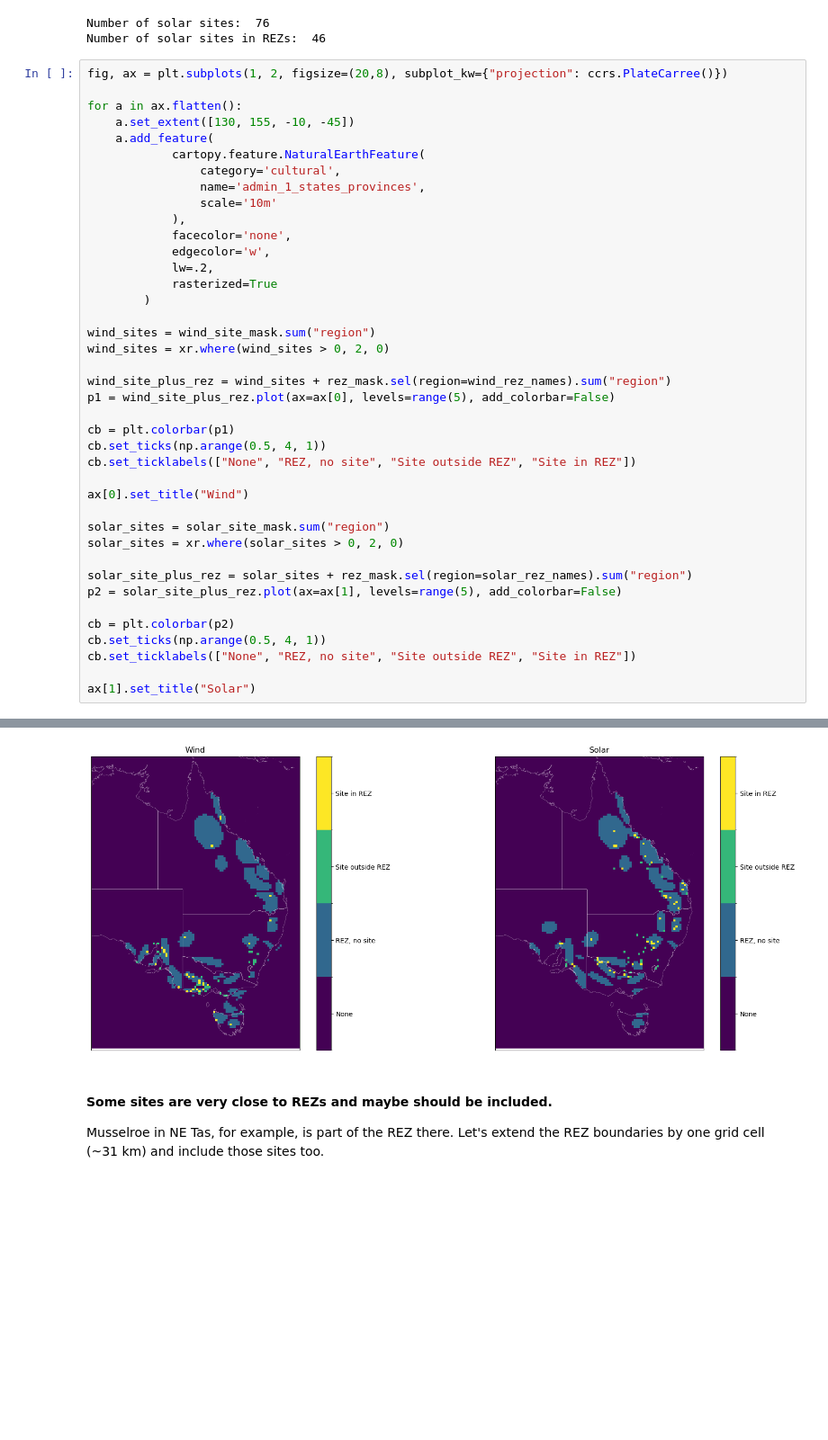
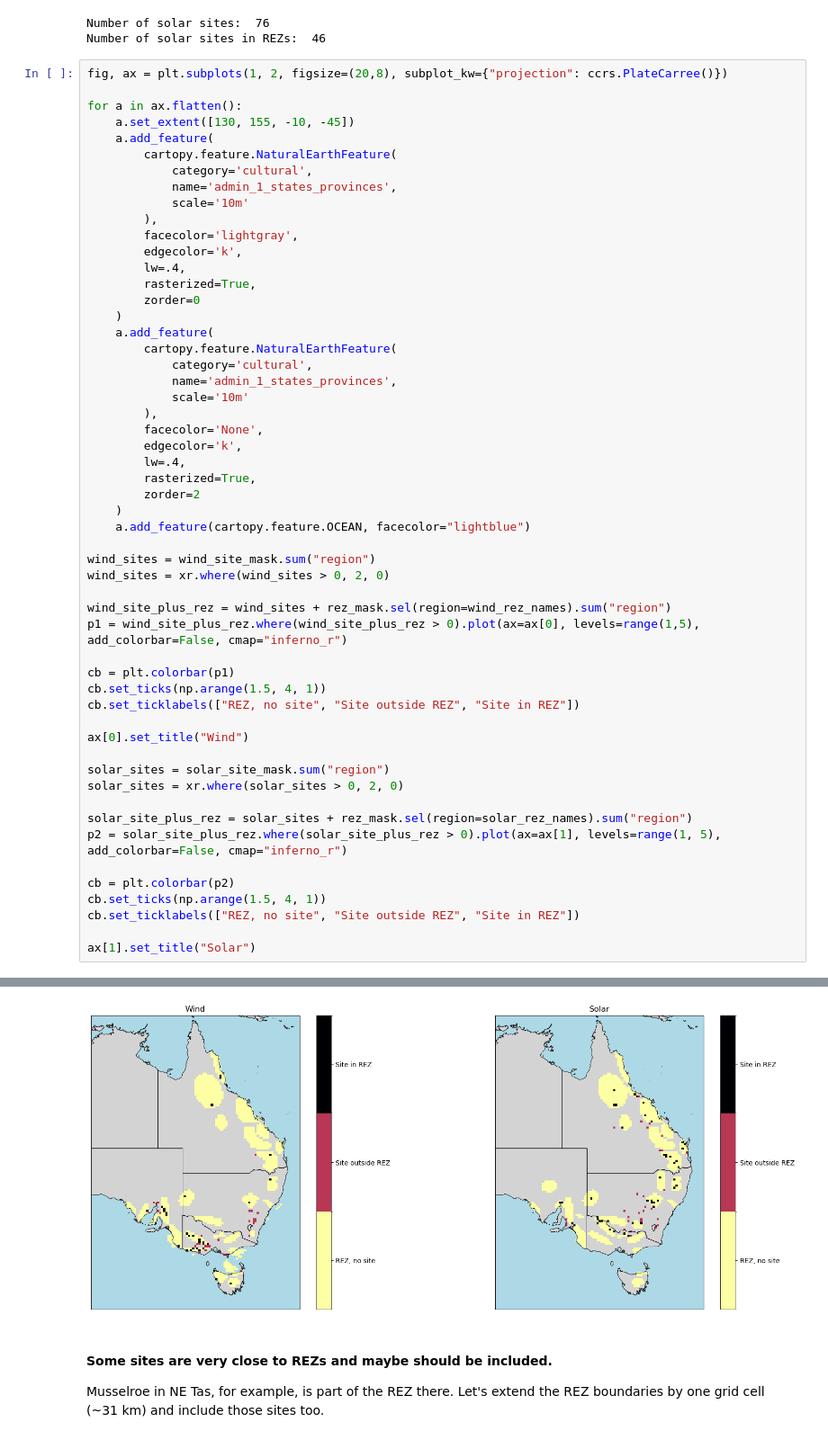
Before and after one commit to dougrichardson/power_models, a Jupyter notebook: 08_compare_sites_REZ.ipynb, the cells around one changed output, grey strips where cells are left out. Shown at 90% size. Drawn from its saved outputs; the diff is of its cells as text; blank space fills up the shorter version.

Commit message:
Prettyfied figure

```diff
--- a/08_compare_sites_REZ.ipynb
+++ b/08_compare_sites_REZ.ipynb
@@ -244,46 +230,60 @@ Number of solar sites in REZs:  46
 # %%
 fig, ax = plt.subplots(1, 2, figsize=(20,8), subplot_kw={"projection": ccrs.PlateCarree()})
 
 for a in ax.flatten():
     a.set_extent([130, 155, -10, -45])
     a.add_feature(
-            cartopy.feature.NaturalEarthFeature(
-                category='cultural',
-                name='admin_1_states_provinces',
-                scale='10m'
-            ),
-            facecolor='none',
-            edgecolor='w',
-            lw=.2,
-            rasterized=True
-        )
+        cartopy.feature.NaturalEarthFeature(
+            category='cultural',
+            name='admin_1_states_provinces',
+            scale='10m'
+        ),
+        facecolor='lightgray',
+        edgecolor='k',
+        lw=.4,
+        rasterized=True,
+        zorder=0
+    )
+    a.add_feature(
+        cartopy.feature.NaturalEarthFeature(
+            category='cultural',
+            name='admin_1_states_provinces',
+            scale='10m'
+        ),
+        facecolor='None',
+        edgecolor='k',
+        lw=.4,
+        rasterized=True,
+        zorder=2
+    )
+    a.add_feature(cartopy.feature.OCEAN, facecolor="lightblue")
 
 wind_sites = wind_site_mask.sum("region")
 wind_sites = xr.where(wind_sites > 0, 2, 0)
 
 wind_site_plus_rez = wind_sites + rez_mask.sel(region=wind_rez_names).sum("region")
-p1 = wind_site_plus_rez.plot(ax=ax[0], levels=range(5), add_colorbar=False)
+p1 = wind_site_plus_rez.where(wind_site_plus_rez > 0).plot(ax=ax[0], levels=range(1,5), add_colorbar=False, cmap="inferno_r")
 
 cb = plt.colorbar(p1)
-cb.set_ticks(np.arange(0.5, 4, 1))
-cb.set_ticklabels(["None", "REZ, no site", "Site outside REZ", "Site in REZ"])
+cb.set_ticks(np.arange(1.5, 4, 1))
+cb.set_ticklabels(["REZ, no site", "Site outside REZ", "Site in REZ"])
 
 ax[0].set_title("Wind")
 
 solar_sites = solar_site_mask.sum("region")
 solar_sites = xr.where(solar_sites > 0, 2, 0)
 
 solar_site_plus_rez = solar_sites + rez_mask.sel(region=solar_rez_names).sum("region")
-p2 = solar_site_plus_rez.plot(ax=ax[1], levels=range(5), add_colorbar=False)
+p2 = solar_site_plus_rez.where(solar_site_plus_rez > 0).plot(ax=ax[1], levels=range(1, 5), add_colorbar=False, cmap="inferno_r")
 
 cb = plt.colorbar(p2)
-cb.set_ticks(np.arange(0.5, 4, 1))
-cb.set_ticklabels(["None", "REZ, no site", "Site outside REZ", "Site in REZ"])
+cb.set_ticks(np.arange(1.5, 4, 1))
+cb.set_ticklabels(["REZ, no site", "Site outside REZ", "Site in REZ"])
 
 ax[1].set_title("Solar")
 # %% [output]
 Text(0.5, 1.0, 'Solar')
-[figure, old version]
+[figure, new version]
 # %% [markdown]
 #### Some sites are very close to REZs and maybe should be included.
 
```
Also changed, not shown: parts of 5 cells of this notebook, 1 other file.
